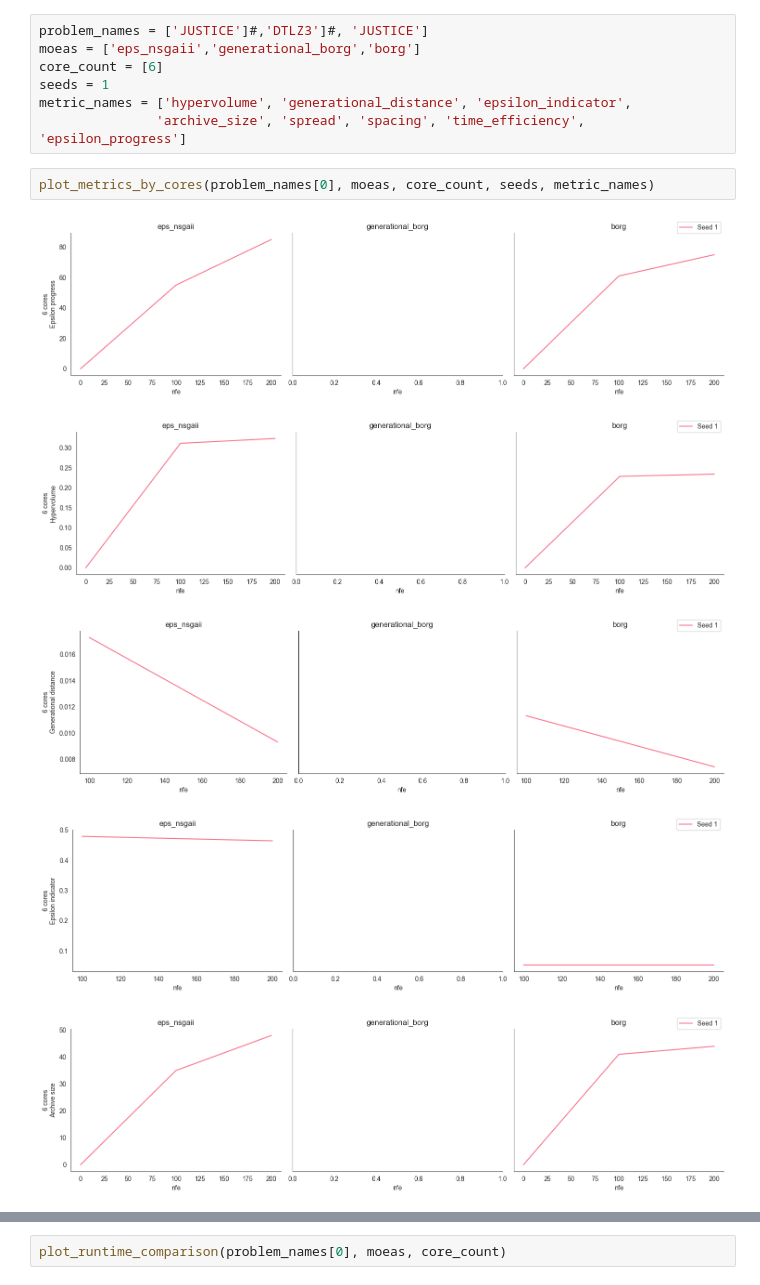
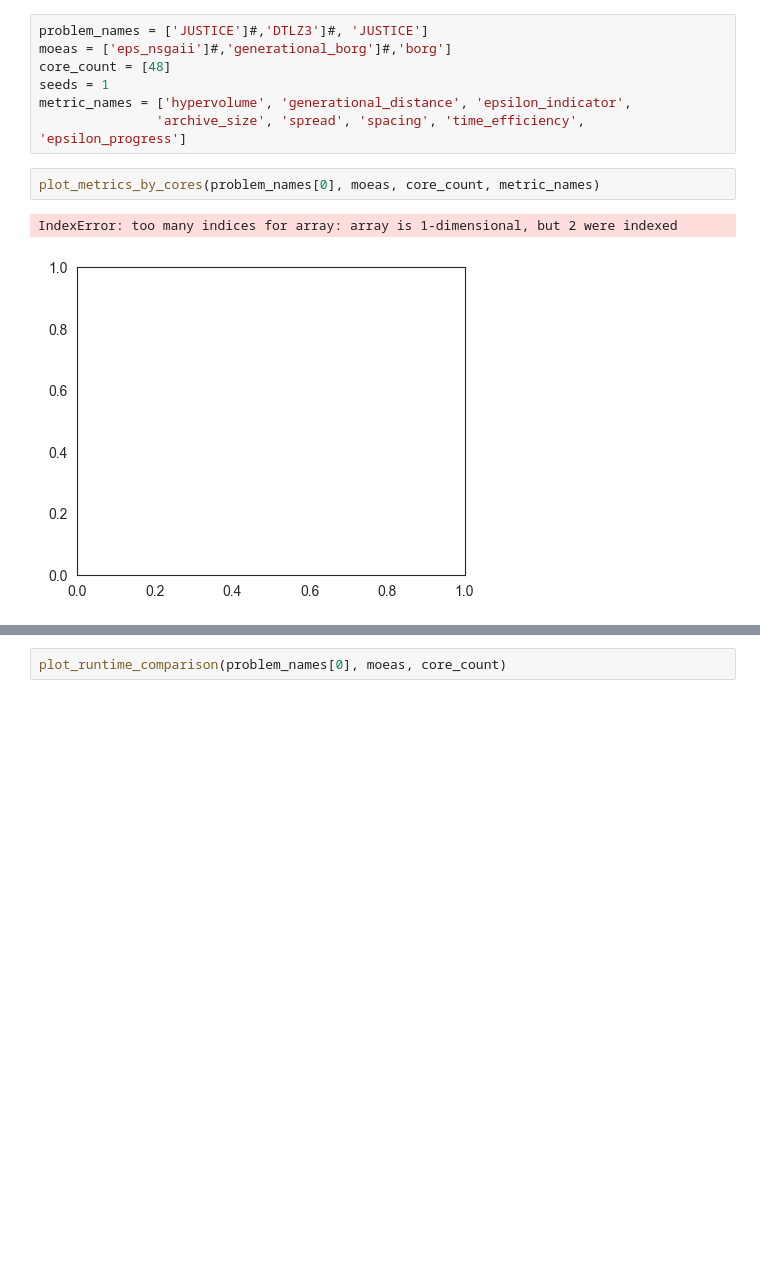
Before and after one commit to woutervdl/MOEA_convergence, a Jupyter notebook: Thesis/analysis.ipynb, the cells around one changed output, grey strips where cells are left out. Saved outputs shown, nothing was run; the diff lists cells and outputs as text; blank space fills up the shorter version.

```diff
--- a/Thesis/analysis.ipynb
+++ b/Thesis/analysis.ipynb
@@ -4,15 +4,12 @@ from Thesis.util.csv_visualisation import *
 # %%
 problem_names = ['JUSTICE']#,'DTLZ3']#, 'JUSTICE']
-moeas = ['eps_nsgaii','generational_borg','borg']
-core_count = [6]
+moeas = ['eps_nsgaii']#,'generational_borg']#,'borg']
+core_count = [48]
 seeds = 1
 metric_names = ['hypervolume', 'generational_distance', 'epsilon_indicator',
                'archive_size', 'spread', 'spacing', 'time_efficiency', 'epsilon_progress']
 # %%
-plot_metrics_by_cores(problem_names[0], moeas, core_count, seeds, metric_names)
+plot_metrics_by_cores(problem_names[0], moeas, core_count, metric_names)
 # %% [output]
+IndexError: too many indices for array: array is 1-dimensional, but 2 were indexed
-[figure, old version]
+[figure, new version]
-[figure, removed]
-[figure, removed]
-[figure, removed]
-[figure, removed]
```
Also changed, not shown: parts of 2 cells of this notebook, 3 other files.
